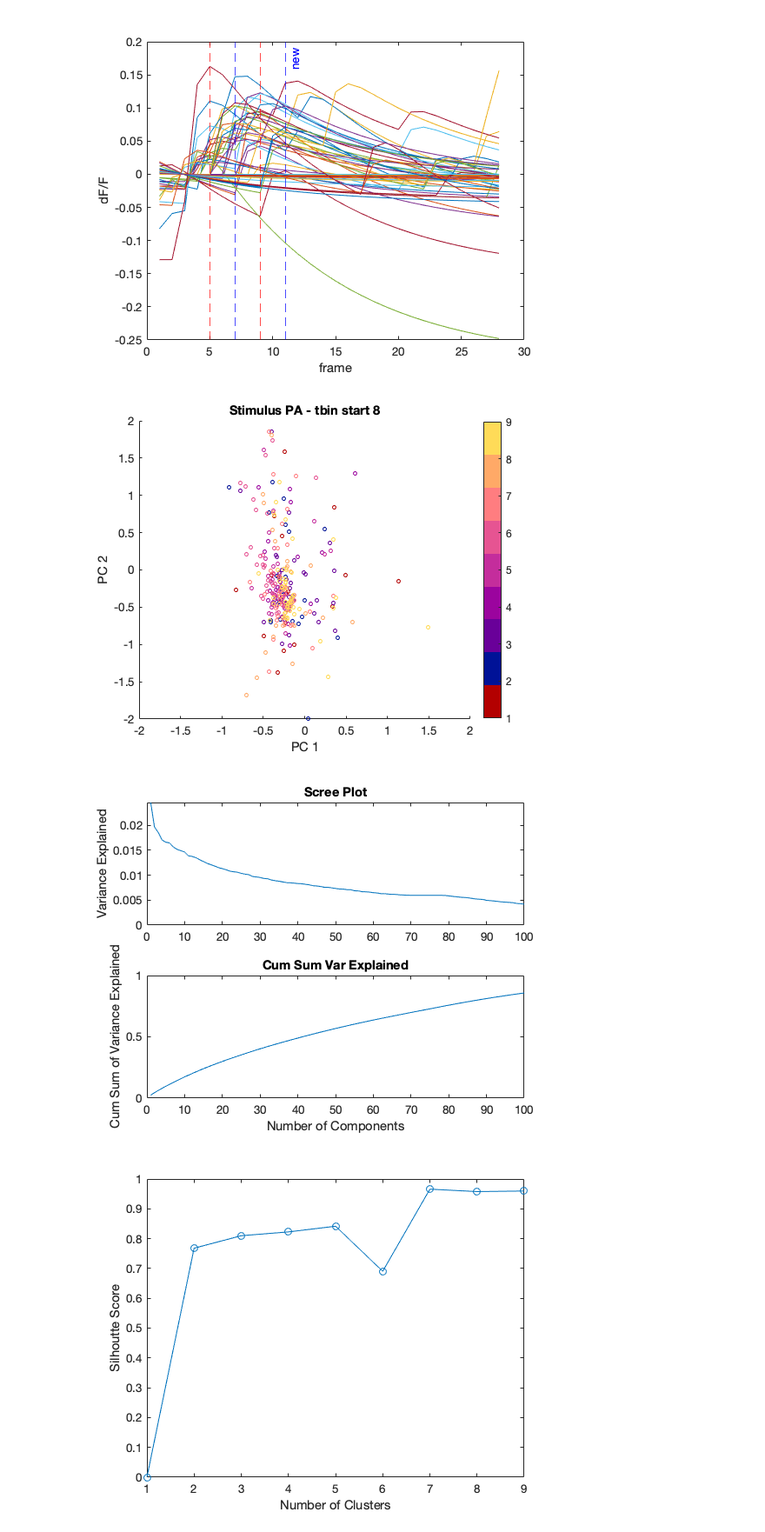
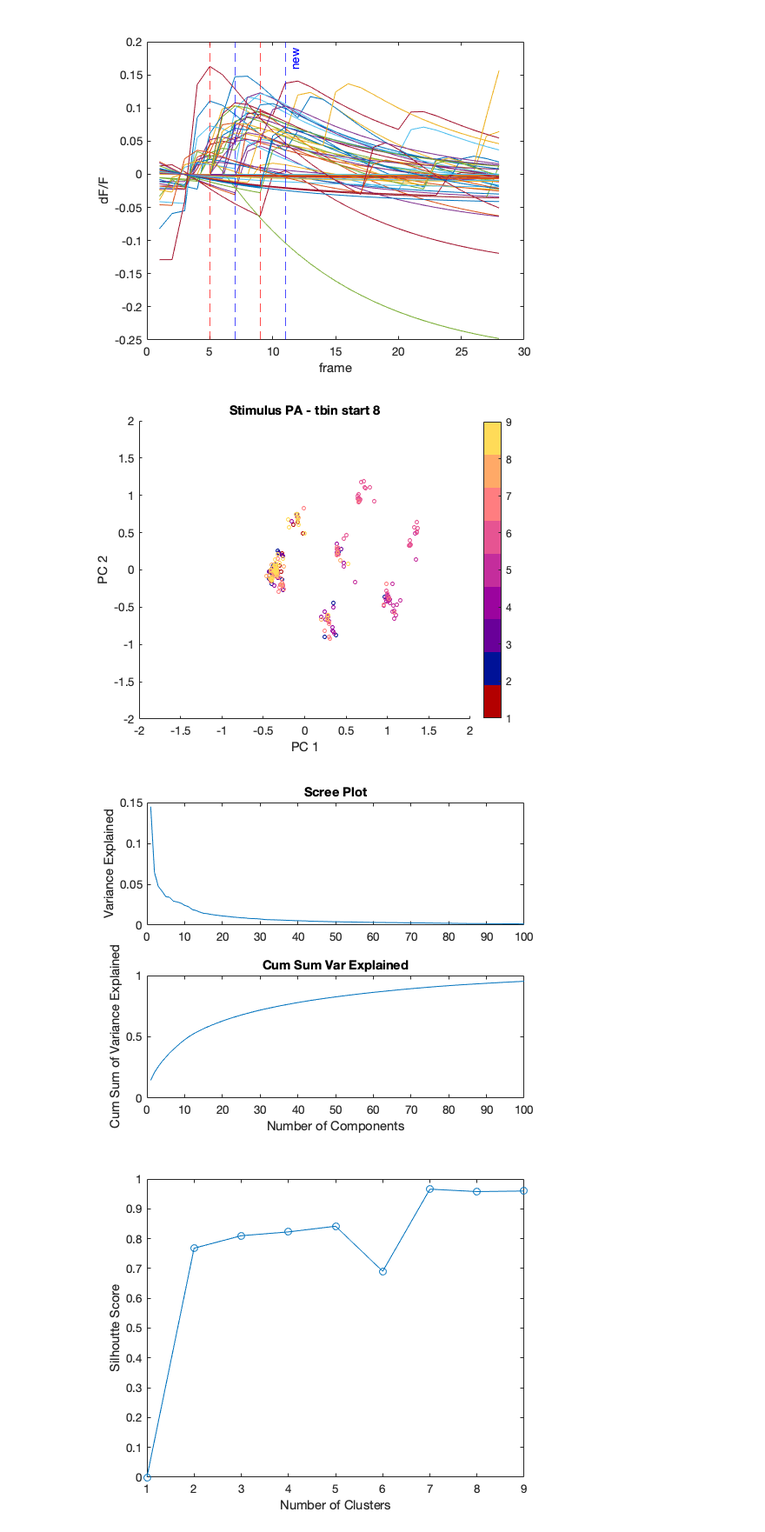
Before and after one commit to neurogomez/neural_ensemble_identification, a Jupyter notebook: 02c_Ensemble_Analysis-PCA.ipynb, the cells around one changed output. Shown: that part at 87% size. Drawn from its saved outputs; the diff is of its cells as text; code cells hidden in the pictures.

```diff
--- a/02c_Ensemble_Analysis-PCA.ipynb
+++ b/02c_Ensemble_Analysis-PCA.ipynb
@@ -38,24 +38,24 @@ ylabel('dF/F')
 # %%
 %Run PCA on both Arrays
 t_start = 8;
 frameRate = 7.4811;
 t_end = t_start + round(tbin*frameRate);
 
 [stim_PA, stim_label] = get_stim_PA(dat_sorted,fov,thrld,t_start,tbin);
 [PCA_allstim.coeff,PCA_allstim.score,PCA_allstim.latent] = pca(stim_PA, 'Centered', true);
-stim_PA_zscore = zscore(stim_PA);
-[PCA_allstim.coeff,PCA_allstim.score,PCA_allstim.latent] = pca(stim_PA_zscore, 'Centered', false);
+% stim_PA_zscore = zscore(stim_PA);
+% [PCA_allstim.coeff,PCA_allstim.score,PCA_allstim.latent] = pca(stim_PA_zscore, 'Centered', false);
 
 
 figure(1)
 plot_PCAscores(PCA_allstim.score(:,1),PCA_allstim.score(:,2), stim_label, ['Stimulus PA - tbin start ',num2str(t_start)])
 
 % Variance Explained
 figure(2)
 var_exp = plot_scree(PCA_allstim.latent/sum(PCA_allstim.latent));
 # %% [output]
-[figure, old version]
+[figure, new version]
-[figure, old version]
+[figure, new version]
 # %%
 % Silhoutte Analysis to determine cluster number
 s_score = zeros(9,1);
```
Also changed, not shown: parts of 14 cells of this notebook, 5 other files.
